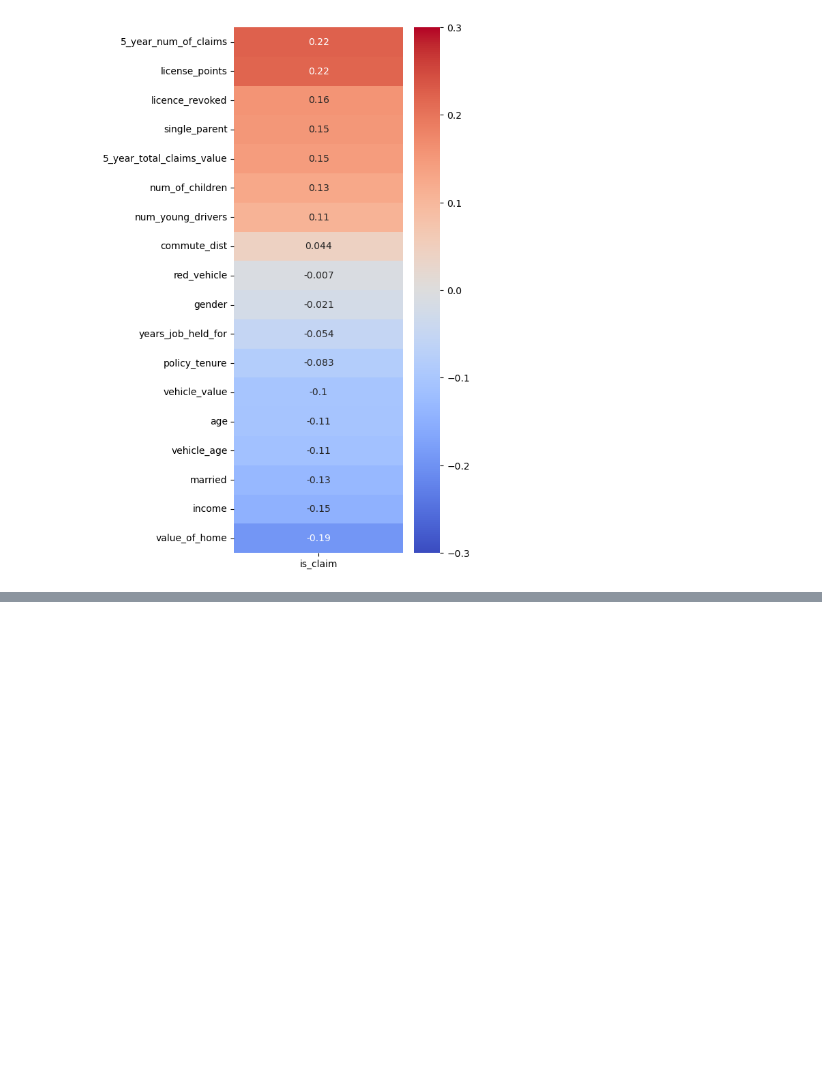
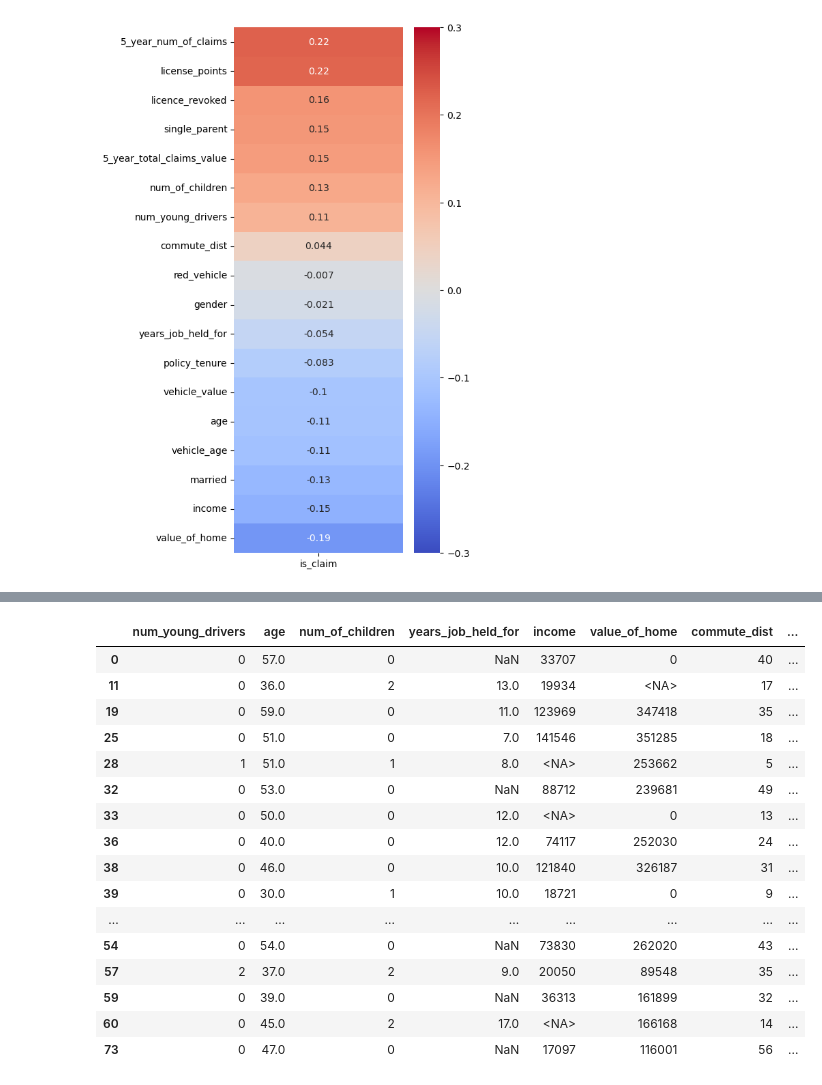
Before and after one commit to overduality/car_insurance, a Jupyter notebook: data_read.ipynb, the cells around one changed output, grey strips where cells are left out. Cells and saved outputs as stored; diff of their text form; code cells hidden in the pictures; blank space fills up the shorter version.

```diff
--- a/data_read.ipynb
+++ b/data_read.ipynb
@@ -240,0 +245,6 @@ sns.heatmap(corr_matrix_no_claim[['is_claim']], cmap = 'coolwarm', annot = True,
+# %%
+X_train_raw = X_train.copy()
+
+cols_to_drop = ['red_vehicle']
+
+X_train_raw.drop(columns = cols_to_drop, inplace = True)
@@ -240,0 +291,12 @@ sns.heatmap(corr_matrix_no_claim[['is_claim']], cmap = 'coolwarm', annot = True,
+# %%
+from sklearn.impute import KNNImputer
+
+knn_imputer = KNNImputer(n_neighbors=2)
+
+numerical_cols = X_train_raw.select_dtypes(include=['number'])
+numerical_cols = numerical_cols.columns.tolist()
+
+
+cat_col_df =  X_train_raw.select_dtypes(include=['object'])
+
+cat_cols = cat_col_df.columns.tolist()
@@ -240,0 +311,24 @@ sns.heatmap(corr_matrix_no_claim[['is_claim']], cmap = 'coolwarm', annot = True,
+# %%
+# numerical cols as df
+num_cols_df = X_train_raw[numerical_cols].reset_index(drop=True)
+
+missing_data_df = num_cols_df[num_cols_df.isna().any(axis=1)]
+missing_data_df.head(20)
+# %% [output]
+|  | num_young_drivers | age | num_of_children | years_job_held_for | income | value_of_home | commute_dist | ... |
+| 0 | 0 | 57.0 | 0 | NaN | 33707 | 0 | 40 | ... |
+| 11 | 0 | 36.0 | 2 | 13.0 | 19934 | <NA> | 17 | ... |
+| 19 | 0 | 59.0 | 0 | 11.0 | 123969 | 347418 | 35 | ... |
+| 25 | 0 | 51.0 | 0 | 7.0 | 141546 | 351285 | 18 | ... |
+| 28 | 1 | 51.0 | 1 | 8.0 | <NA> | 253662 | 5 | ... |
+| 32 | 0 | 53.0 | 0 | NaN | 88712 | 239681 | 49 | ... |
+| 33 | 0 | 50.0 | 0 | 12.0 | <NA> | 0 | 13 | ... |
+| 36 | 0 | 40.0 | 0 | 12.0 | 74117 | 252030 | 24 | ... |
+| 38 | 0 | 46.0 | 0 | 10.0 | 121840 | 326187 | 31 | ... |
+| 39 | 0 | 30.0 | 1 | 10.0 | 18721 | 0 | 9 | ... |
+| ... | ... | ... | ... | ... | ... | ... | ... | ... |
+| 54 | 0 | 54.0 | 0 | NaN | 73830 | 262020 | 43 | ... |
+| 57 | 2 | 37.0 | 2 | 9.0 | 20050 | 89548 | 35 | ... |
+| 59 | 0 | 39.0 | 0 | NaN | 36313 | 161899 | 32 | ... |
+| 60 | 0 | 45.0 | 2 | 17.0 | <NA> | 166168 | 14 | ... |
+| 73 | 0 | 47.0 | 0 | NaN | 17097 | 116001 | 56 | ... |
```
Also changed, not shown: parts of 41 cells of this notebook, 4 other files.
